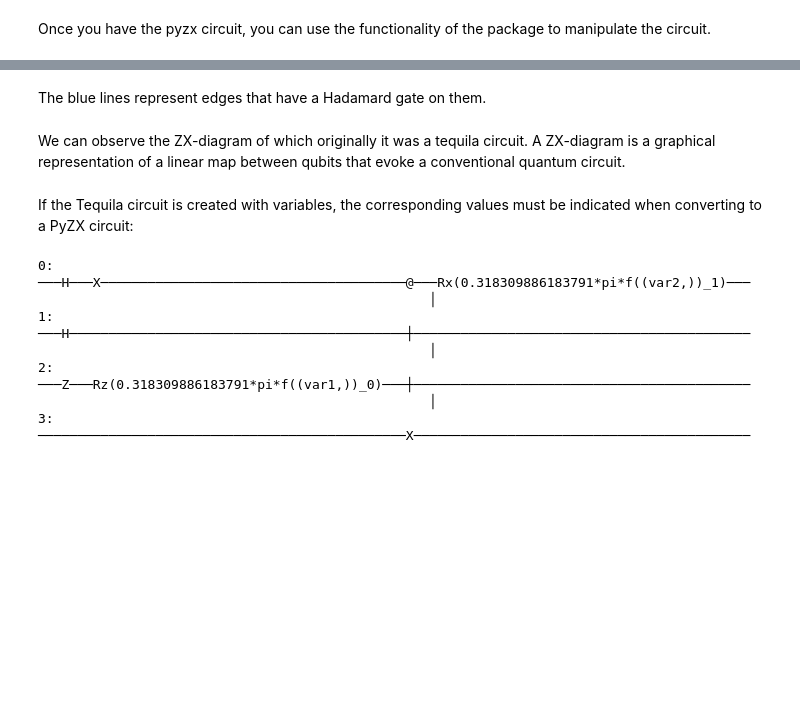
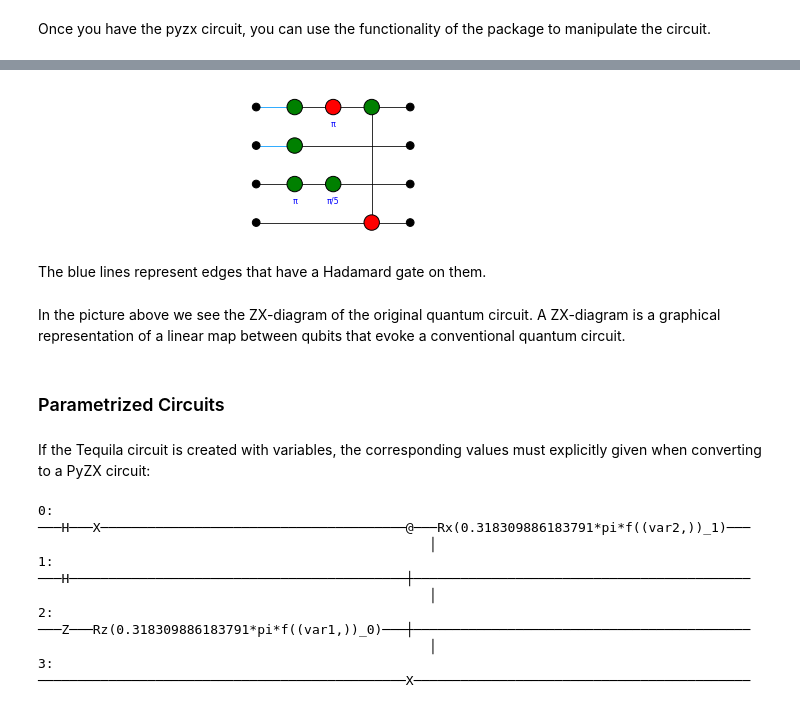
Before and after one commit to tequilahub/tequila-tutorials-unformatted, a Jupyter notebook: PyZXwithTequila.ipynb, the cells around one changed output, grey strips where cells are left out. Cells and saved outputs as stored; diff of their text form; code cells hidden in the pictures; blank space fills up the shorter version.

```diff
--- a/PyZXwithTequila.ipynb
+++ b/PyZXwithTequila.ipynb
@@ -44,10 +40,20 @@ zx.draw(pyzx_cir)
+# %%
+# indicate drawing mode for PyZX
+zx.settings.drawing_backend = 'matplotlib' # could be 'd3' and will use the D3 Javascript library
+                                           # to generate a more interactive representation
+
+zx.draw(pyzx_cir)
+# %% [output]
+[figure, added]
 # %% [markdown]
 The blue lines represent edges that have a Hadamard gate on them.
 # %% [markdown]
-We can observe the ZX-diagram of which originally it was a tequila circuit.
+In the picture above we see the ZX-diagram of the original quantum circuit.
 A ZX-diagram is a graphical representation of a linear map between qubits that evoke a conventional quantum circuit.
+# %% [markdown]
+### Parametrized Circuits
 # %% [markdown]
-If the Tequila circuit is created with variables, the corresponding values must be indicated when converting to a PyZX circuit:
+If the Tequila circuit is created with variables, the corresponding values must explicitly given when converting to a PyZX circuit:
 # %%
 circuit_var = tq.gates.H(target=[0,1]) + \
               tq.gates.X(target=0) + \
```
Also changed, not shown: parts of 16 cells of this notebook.
